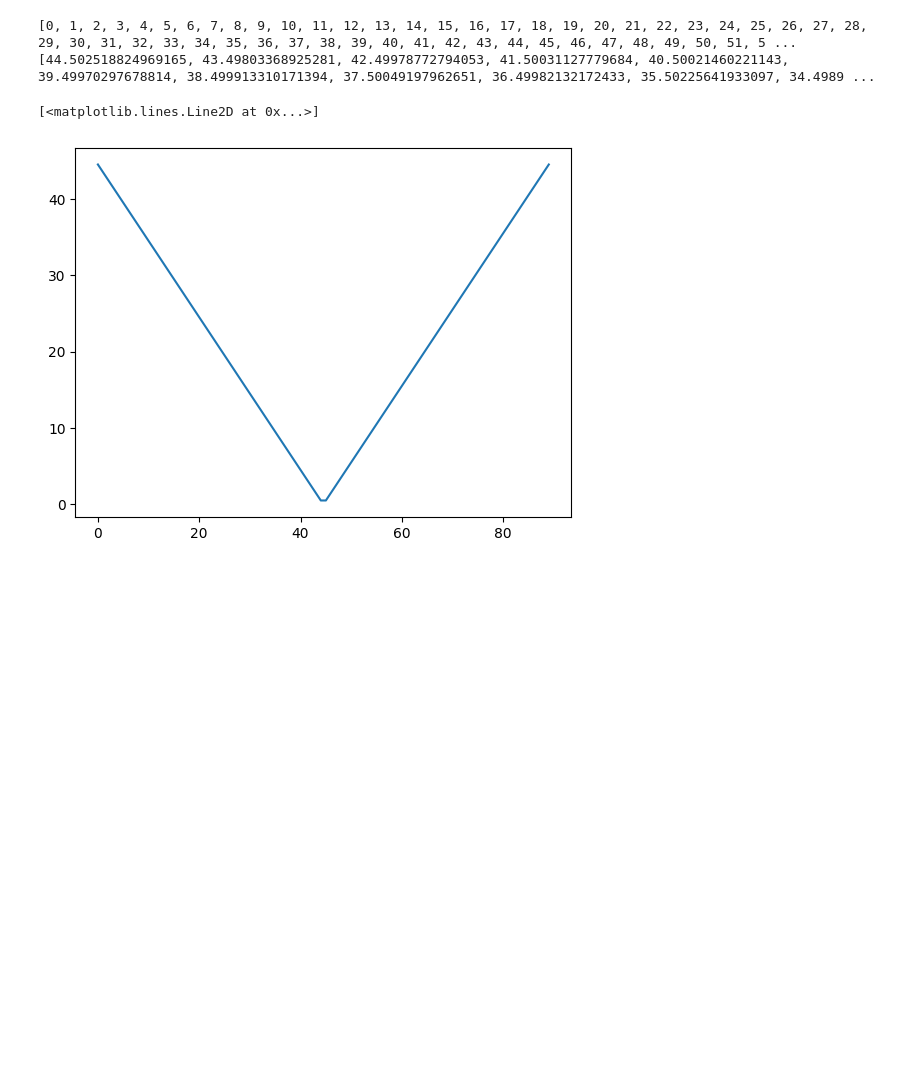
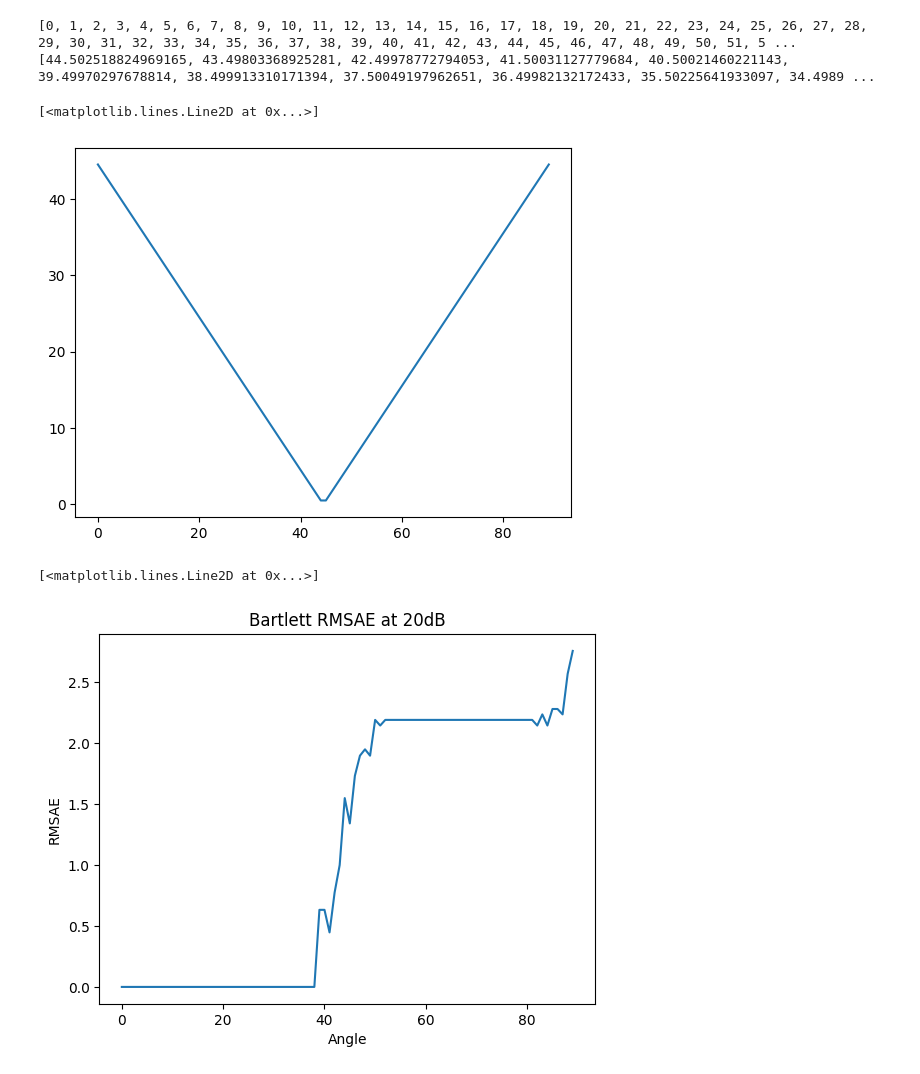
Before and after one commit to danderson11235/DirectionFinderSim, a Jupyter notebook: models/ML_models.ipynb, the cells around one changed output. Drawn from its saved outputs; the diff is of its cells as text; code cells hidden in the pictures; blank space fills up the shorter version.

```diff
--- a/models/ML_models.ipynb
+++ b/models/ML_models.ipynb
@@ -57,6 +57,19 @@ def genWaveTest(arrClass:ArrClass, testFunc, dimm:int, start:int=0, end:int=90,
         rmsae.append((mse/len(xs))**.5)
         angle.append(i)
     return (angle, rmsae)
+
+def genAlgWaveTest(arrClass:ArrClass, testFunc, dimm:int, start:int=0, end:int=90, step:int=1):
+    rmsae = []
+    angle = []
+    for i in np.arange(start, end, step):
+        xs = genData(arrClass.numAntenna, arrClass.samps, arrClass.fs, arrClass.f, i*(np.pi/180))
+        noise = (np.random.randn(xs.shape[0], xs.shape[1]) + np.random.randn(xs.shape[0], xs.shape[1]) * 1j) * 10**(-arrClass.snr/10)
+        xs = xs + noise
+        mse = 0
+        mse = np.sum(np.square(i - testFunc(xs)))
+        rmsae.append((mse/len(xs))**.5)
+        angle.append(i)
+    return (angle, rmsae)
 # %%
 numAntenna = 3
 headon = genData(numAntenna=numAntenna, samps=200, fs=100, f=20, theta=0)
@@ -185,3 +201,34 @@ plt.plot(x,y)
 [44.502518824969165, 43.49803368925281, 42.49978772794053, 41.50031127779684, 40.50021460221143, 39.49970297678814, 38.499913310171394, 37.50049197962651, 36.49982132172433, 35.50225641933097, 34.4989 ...
 [<matplotlib.lines.Line2D at 0x...>]
 [figure]
+# %%
+arrClass = ArrClass()
+arrClass.fs = 101
+arrClass.numAntenna = 5
+arrClass.samps = 120
+arrClass.snr = 20
+dimm = 5
+def bartlett(inputVec):
+    output = []
+    for i in range(len(inputVec[0])//5):
+        power = []
+        sig = np.matrix(inputVec[:,i*5:(i+1)*5])
+        angles = np.linspace(0, .5, 90) * np.pi
+        out = np.zeros(90)
+        # sig = np.squeeze(np.matrix(np.asanyarray(inputVec)[:, i, :]))
+        r = sig @ sig.H
+        for theta in angles:
+            a = np.matrix(np.exp(-1j*np.pi*np.arange(5)*np.sin(theta)))
+            b = np.conj(a) @ r @ a.T
+            power.append(np.mean(20*np.log10(np.abs(b))))
+        output.append(np.argmax(power))
+    return np.array(output)
+# %%
+x,y = genAlgWaveTest(arrClass, bartlett, dimm)
+plt.title(f"Bartlett RMSAE at {arrClass.snr}dB")
+plt.xlabel("Angle")
+plt.ylabel("RMSAE")
+plt.plot(x,y)
+# %% [output]
+[<matplotlib.lines.Line2D at 0x...>]
+[figure, added]
```
Also changed, not shown: parts of 12 cells of this notebook.
